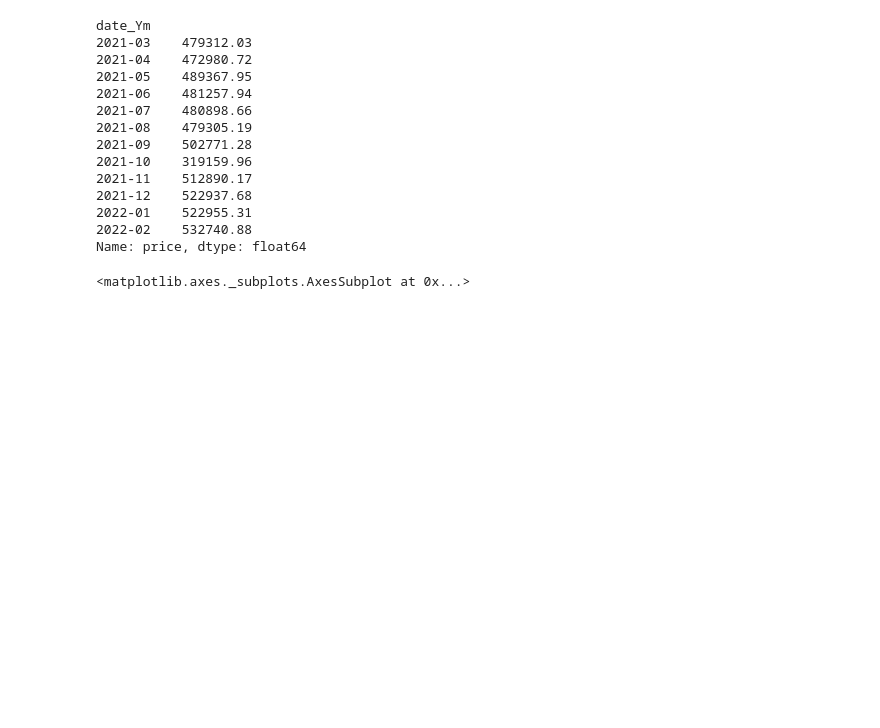
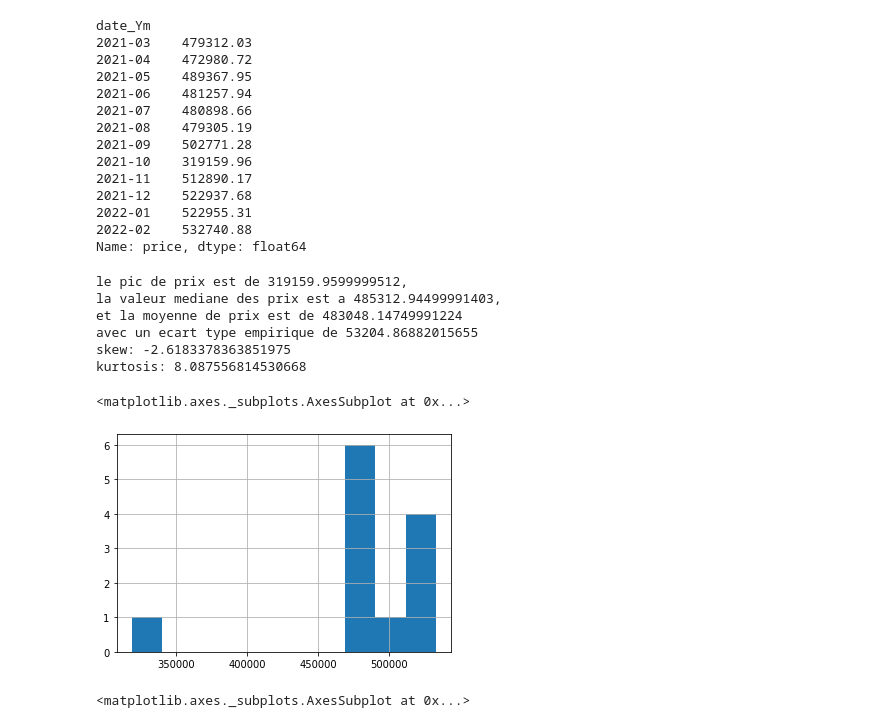
Before and after one commit to Sh4mSh4m/OCR_DA_proj4, a Jupyter notebook: Projet 4 - Analysez les ventes de votre entreprise.ipynb, the cells around one changed output. Drawn from its saved outputs; the diff is of its cells as text; code cells hidden in the pictures; blank space fills up the shorter version.

```diff
--- a/Projet 4 - Analysez les ventes de votre entreprise.ipynb
+++ b/Projet 4 - Analysez les ventes de votre entreprise.ipynb
@@ -633,6 +633,20 @@ date_Ym
 2022-01    522955.31
 2022-02    532740.88
 Name: price, dtype: float64
+# %%
+central_measures(sales_rev_monthly)
+# %% [output]
+le pic de prix est de 319159.9599999512,
+la valeur mediane des prix est a 485312.94499991403,
+et la moyenne de prix est de 483048.14749991224
+avec un ecart type empirique de 53204.86882015655
+skew: -2.6183378363851975
+kurtosis: 8.087556814530668
+# %%
+sales_rev_monthly.hist(density=False)
+# %% [output]
+<matplotlib.axes._subplots.AxesSubplot at 0x...>
+[figure, added]
 # %%
 sales_rev_monthly.plot(kind='bar')
 # %% [output]
```
Also changed, not shown: parts of 24 cells of this notebook.
